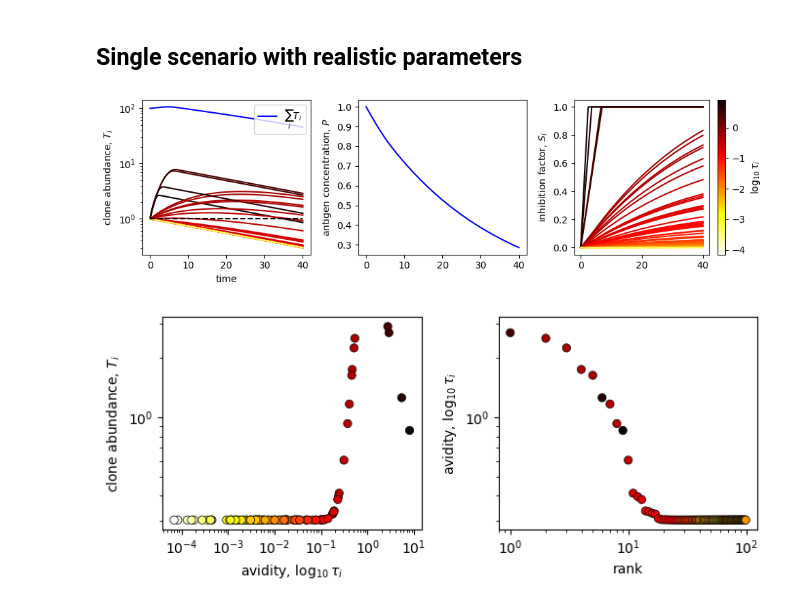
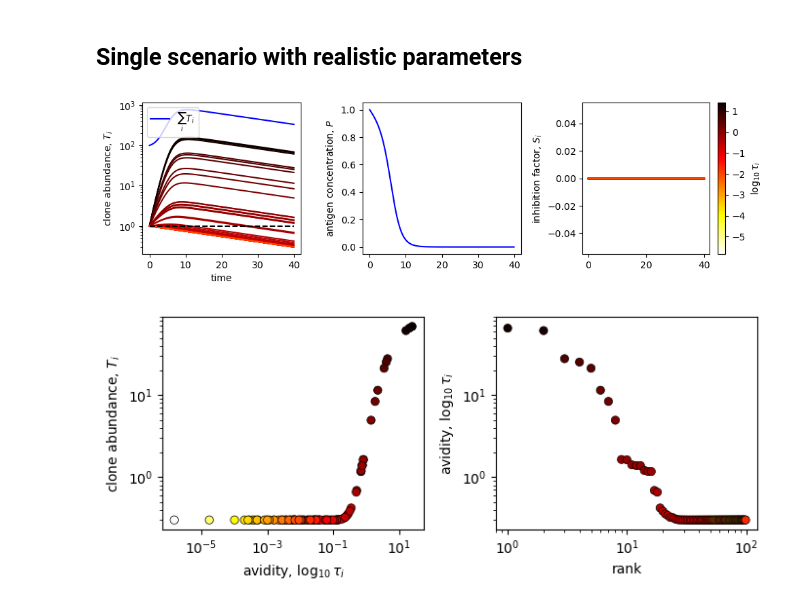
Before and after one commit to statbiophys/TT-inhibition, a Jupyter notebook: dyn_example.ipynb, the cells around one changed output. Saved outputs shown, nothing was run; the diff lists cells and outputs as text; code cells hidden in the pictures.

Commit message:
notebook for phase diagram

```diff
--- a/dyn_example.ipynb
+++ b/dyn_example.ipynb
@@ -13,26 +13,13 @@ logmean, logstd, n_samples = -4, 2.5, 100
 taus = ut.sample_taus_lognorm(logmean, logstd, n_samples)
 
 # Defining the default realistic paramters
-pars = ut.TT_params(taus)
-
-# Initial conditions of T (list for each clone), P and S (list for each clone)
-init_vars = [np.ones(len(taus)), pars.P0, np.zeros(len(taus))]
-
-# Dot equations for T, P and S
-dot_eqs = [ut.Ts_dot, ut.P_dot, ut.Ss_dot]
+pars = ut.TT_params(taus, alpha0=0.0)
 
 # Integration parameters
 t_steps, dt, traj_steps = 10000, 0.004, 30
 # %%
-# Integrating the trajectories
-trajs = ut.nsolve(init_vars, dot_eqs, pars, t_steps, dt, traj_steps)
-
-# Defining useful variables
-T_trajs = np.array([tr[0] for tr in trajs])
-tot_T = np.sum(T_trajs, axis=1)
-P_trajs = np.array([tr[1] for tr in trajs])
-S_trajs = np.array([tr[2] for tr in trajs])
-times = np.linspace(0, t_steps * dt, len(T_trajs[:,0]))
+times, T_trajs, P_trajs, S_trajs = ut.run_setting(pars, t_steps, dt, traj_steps=traj_steps)
+T_tot = np.sum(T_trajs, axis=1)
 # %%
 fig, (ax1, ax2, ax3) = plt.subplots(1,3,figsize=(10,3))
 
@@ -40,35 +27,35 @@ ax1.set_yscale('log')
 ax1.set_xlabel('time')
 ax1.set_ylabel(r'clone abundance, $T_i$')
 cmap = colormaps.get_cmap('hot_r')
 cmap_norm = plt.Normalize(vmin=min(np.log10(taus)), vmax=max(np.log10(taus)))
 for i, Ts in enumerate(T_trajs.T):
     color = cmap(cmap_norm(np.log10(taus[i])))
     ax1.plot(times, Ts, c=color)
 
-ax1.plot(times, tot_T, c='b', label=r'$\sum_i T_i$')
+ax1.plot(times, T_tot, c='b', label=r'$\sum_i T_i$')
 ax1.plot(times, np.ones(len(times)), c='k', ls='--')
 ax1.legend()
 
 ax2.set_ylabel(r'antigen concentration, $P$')
 ax2.plot(times, P_trajs, c='b')
 
 ax3.set_ylabel(r'inhibition factor, $S_i$')
 for i, Ss in enumerate(S_trajs.T):
     color = cmap(cmap_norm(np.log10(taus[i])))
     ax3.plot(times, Ss, c=color)
 
 sm = plt.cm.ScalarMappable(cmap=cmap, norm=cmap_norm)
 sm.set_array([])
 fig.colorbar(sm, ax=ax3, label=r'$\log_{10} \tau_i$')
 
 plt.tight_layout()
 
 name = 'dyn_realistic'
 plt.savefig('plots/'+name+'.svg', dpi=200, facecolor='w')
 
 pars.print_on_file('plots/', name+'_pars', {'logmean':logmean, 'logstd':logstd, 'n_samples':n_samples})
 # %% [output]
-[figure, old version]
+[figure, new version]
 # %%
 fig, (ax1, ax2) = plt.subplots(1,2,figsize=(7,3))
 
@@ -89,4 +76,4 @@ ax2.scatter(ranks, T_trajs[-1][sort_ids], c=np.log10(taus)[sort_ids], cmap=cmap,
 plt.tight_layout()
 plt.savefig('plots/'+name+'_ab_stats.svg', dpi=200, facecolor='w')
 # %% [output]
-[figure, old version]
+[figure, new version]
```
Also changed, not shown: 7 other files.
